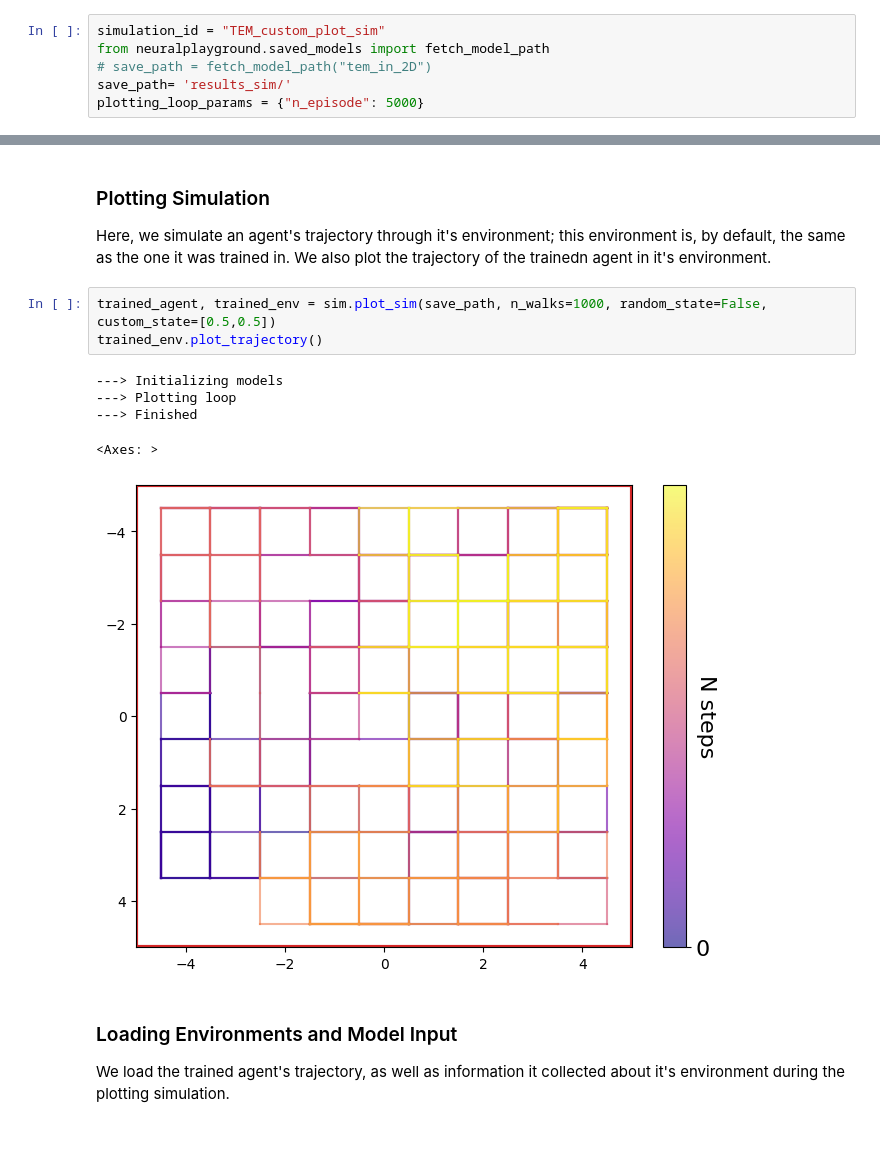
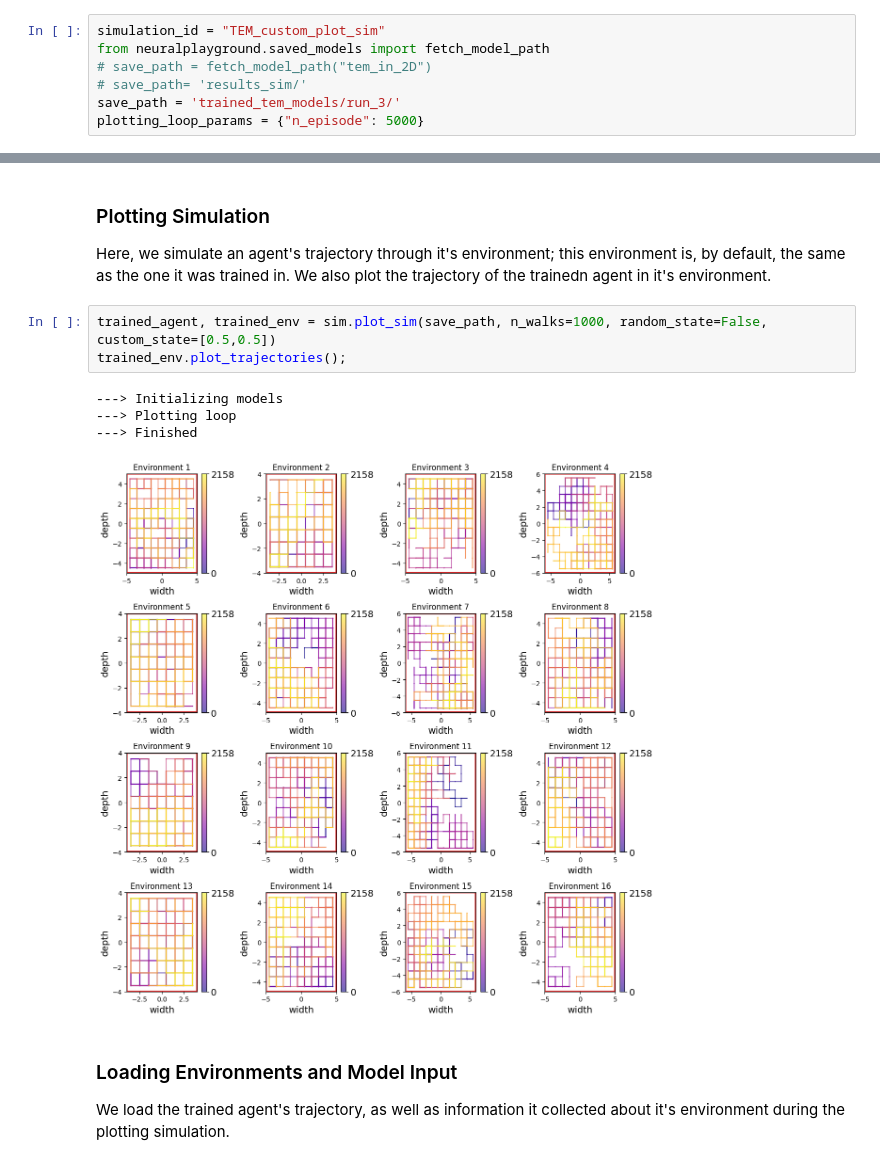
Before and after one commit to SainsburyWellcomeCentre/NeuralPlayground, a Jupyter notebook: examples/agent_examples/whittington_2020_example.ipynb, the cells around one changed output, grey strips where cells are left out. Cells and saved outputs as stored; diff of their text form; blank space fills up the shorter version.

Commit message:
notebooks finished, TEM set to simple run & logger path fixed

```diff
--- a/examples/agent_examples/whittington_2020_example.ipynb
+++ b/examples/agent_examples/whittington_2020_example.ipynb
@@ -20,7 +20,8 @@ We define the simulation ID, save path, and plotting loop parameters to set up t
 simulation_id = "TEM_custom_plot_sim"
 from neuralplayground.saved_models import fetch_model_path
 # save_path = fetch_model_path("tem_in_2D")
-save_path= 'results_sim/'
+# save_path= 'results_sim/'
+save_path = 'trained_tem_models/run_3/'
 plotting_loop_params = {"n_episode": 5000}
 # %% [markdown]
 ### Loading Model Parameters and Weights
@@ -70,13 +71,12 @@ sim = PlotSim(
 Here, we simulate an agent's trajectory through it's environment; this environment is, by default, the same as the one it was trained in. We also plot the trajectory of the trainedn agent in it's environment.
 # %%
 trained_agent, trained_env = sim.plot_sim(save_path, n_walks=1000, random_state=False, custom_state=[0.5,0.5])
-trained_env.plot_trajectory()
+trained_env.plot_trajectories();
 # %% [output]
 ---> Initializing models
 ---> Plotting loop
 ---> Finished
-<Axes: >
-[figure, old version]
+[figure, new version]
 # %% [markdown]
 ### Loading Environments and Model Input
 We load the trained agent's trajectory, as well as information it collected about it's environment during the plotting simulation.
```
Also changed, not shown: parts of 2 cells of this notebook, 3 other files.
